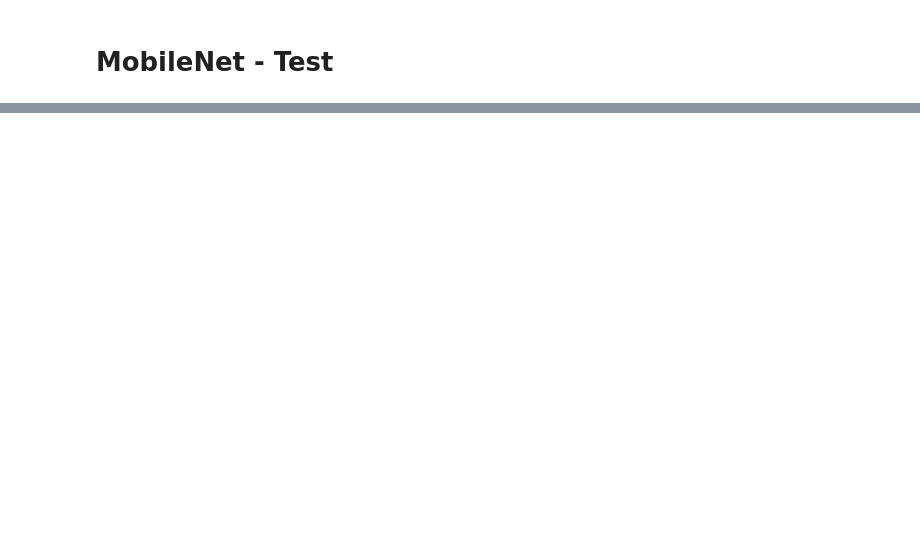
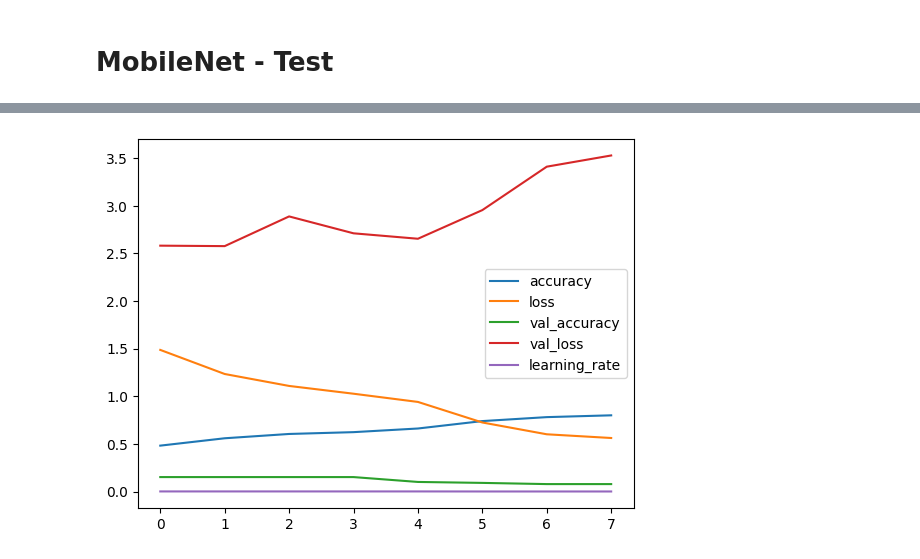
Before and after one commit to jovytree/DA36-mini3-dl4, a Jupyter notebook: LeeYejin/MobileNet.ipynb, the cells around one changed output, grey strips where cells are left out. Cells and saved outputs as stored; diff of their text form; code cells hidden in the pictures; blank space fills up the shorter version.

Commit message:
Update: 새로운 구름 이미지 데이터로 MobileNet 증강후 훈련/평가/예측

```diff
--- a/LeeYejin/MobileNet.ipynb
+++ b/LeeYejin/MobileNet.ipynb
@@ -507,0 +335,7 @@ model.save('best_cloud_mobilenet_2.keras')
+# %%
+# @title train/val 데이터 분리
+from sklearn.model_selection import train_test_split
+
+train_images_path, val_images_path, train_labels, val_labels = train_test_split(train_aug_images, train_aug_labels, test_size = 0.4, random_state = 0)
+
+print(train_images_path.shape, train_labels.shape, val_images_path.shape, val_labels.shape, test_images_path.shape, test_labels.shape)
@@ -507,0 +413,5 @@ model.save('best_cloud_mobilenet_2.keras')
+# %%
+from tensorflow.keras.applications.mobilenet_v2 import preprocess_input
+train_seq = CloudSequence(train_images_path, train_labels, preprocess_function = preprocess_input)
+val_seq = CloudSequence(val_images_path, val_labels, preprocess_function = preprocess_input)
+test_seq = CloudSequence(test_images_path, test_labels, preprocess_function = preprocess_input)
@@ -507,0 +430,23 @@ model.save('best_cloud_mobilenet_2.keras')
+# %%
+# @title 모델 학습
+from tensorflow.keras.callbacks import EarlyStopping, ReduceLROnPlateau
+from tensorflow.keras.optimizers import Adam
+
+model.compile(
+    loss = 'sparse_categorical_crossentropy',
+    optimizer=Adam(learning_rate=0.001), # 'adam' -> Adam() 실제 객체로 변환후 학습이 진행되고 있다?
+    metrics=['accuracy']
+)
+
+early_stopping_cb = EarlyStopping(patience=6, verbose=1, restore_best_weights=True)
+reduce_lr_on_plateau_cb = ReduceLROnPlateau(patience=3, factor=0.5, verbose=1)
+
+
+# 학습
+history = model.fit(
+    train_seq,
+    epochs=30,
+    batch_size=32,
+    validation_data=val_seq,
+    callbacks=[early_stopping_cb, reduce_lr_on_plateau_cb]
+    )
@@ -507,0 +472,11 @@ model.save('best_cloud_mobilenet_2.keras')
+# %%
+
+# 학습결과 시각화
+pd.DataFrame(history.history).plot()
+plt.show()
+
+# 평가
+loss, accuracy = model.evaluate(test_seq)
+print(f'loss: {loss:.4f}, accuracy: {accuracy:.4f}')
+# %% [output]
+[figure, added]
```
Also changed, not shown: parts of 41 cells of this notebook, 6 other files.
